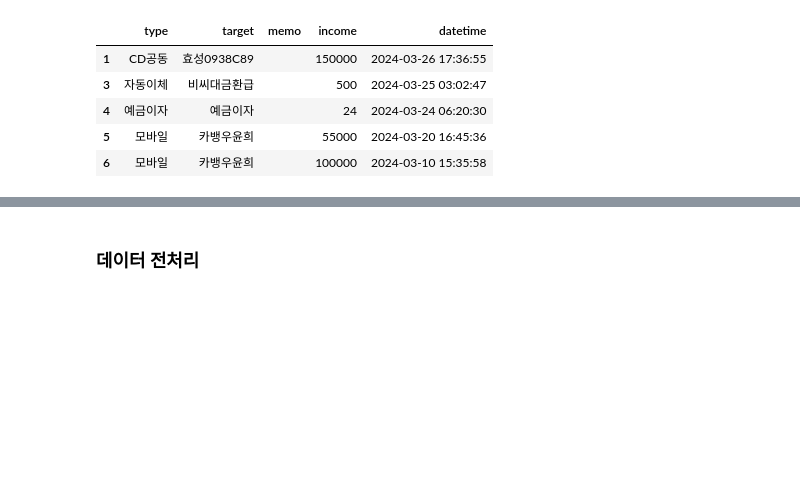
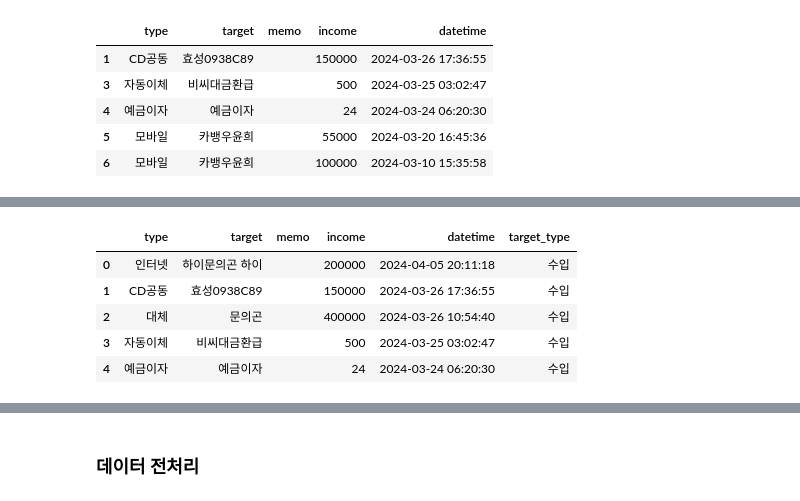
Before and after one commit to MUGOFF/Financial_Account_Mangement_and_Analysis-for-me, a Jupyter notebook: Tensorflow/Input_preprocessing.ipynb, the cells around one changed output, grey strips where cells are left out. Saved outputs shown, nothing was run; the diff lists cells and outputs as text; code cells hidden in the pictures; blank space fills up the shorter version.

Commit message:
data preprocessing

```diff
--- a/Tensorflow/Input_preprocessing.ipynb
+++ b/Tensorflow/Input_preprocessing.ipynb
@@ -136,0 +139,6 @@ RawData_Drop_selfIncome.to_csv('train_data\DGB_preprecess_inputs_drop_self.CSV',
+# %%
+import pandas as pd
+import numpy as np
+
+input_all_df = pd.read_csv('preprocessed_data\DGB_preprecess_inputs.CSV')
+input_all_df.head()
@@ -136,0 +152,11 @@ RawData_Drop_selfIncome.to_csv('train_data\DGB_preprecess_inputs_drop_self.CSV',
+# %%
+input_all_df['target_type'] = '수입'
+# %%
+input_all_df.head()
+# %% [output]
+|  | type | target | memo | income | datetime | target_type |
+| 0 | 인터넷 | 하이문의곤 하이 |  | 200000 | 2024-04-05 20:11:18 | 수입 |
+| 1 | CD공동 | 효성0938C89 |  | 150000 | 2024-03-26 17:36:55 | 수입 |
+| 2 | 대체 | 문의곤 |  | 400000 | 2024-03-26 10:54:40 | 수입 |
+| 3 | 자동이체 | 비씨대금환급 |  | 500 | 2024-03-25 03:02:47 | 수입 |
+| 4 | 예금이자 | 예금이자 |  | 24 | 2024-03-24 06:20:30 | 수입 |
```
Also changed, not shown: parts of 13 cells of this notebook, 6 other files.
